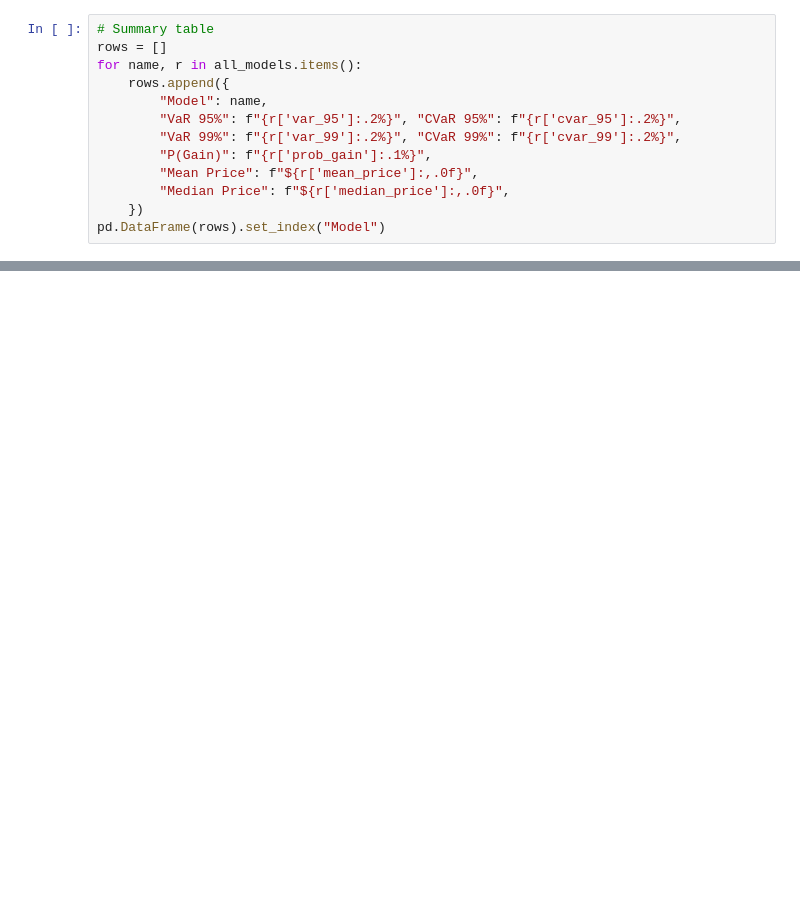
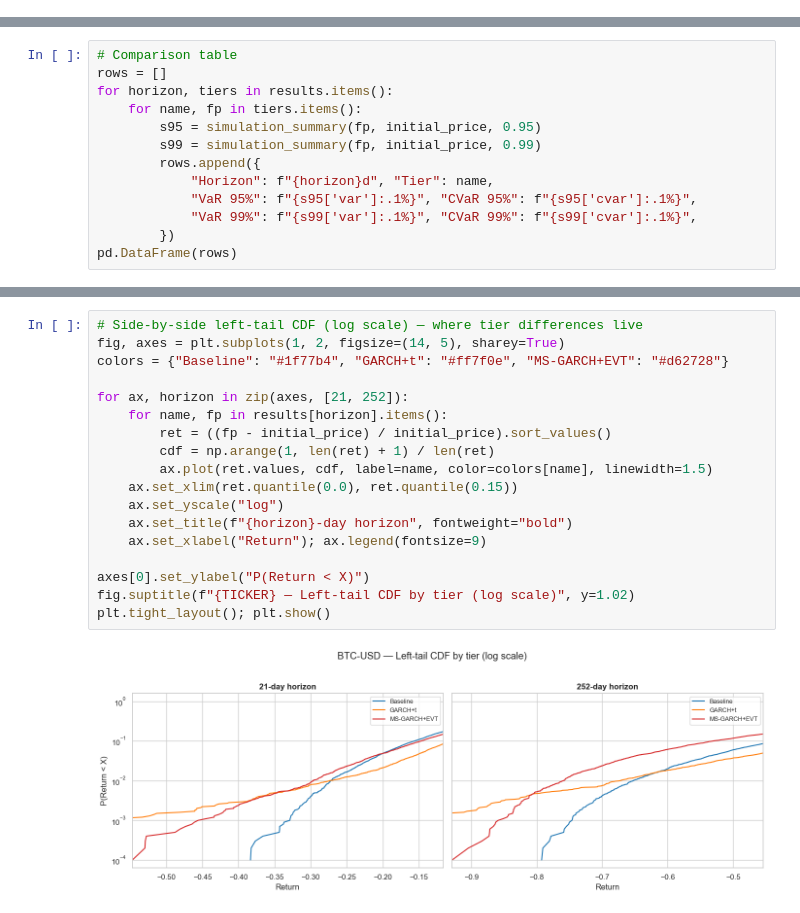
Before and after one commit to egarciademiguel-dsml/RiskLens, a Jupyter notebook: notebooks/risk_analysis_walkthrough.ipynb, the cells around one changed output, grey strips where cells are left out. Cells and saved outputs as stored; diff of their text form; blank space fills up the shorter version.

```diff
--- a/notebooks/risk_analysis_walkthrough.ipynb
+++ b/notebooks/risk_analysis_walkthrough.ipynb
@@ -347,13 +0,0 @@ All four MC volatility models side by side — how does each layer change the ri
-# %%
-# Summary table
-rows = []
-for name, r in all_models.items():
-    rows.append({
-        "Model": name,
-        "VaR 95%": f"{r['var_95']:.2%}", "CVaR 95%": f"{r['cvar_95']:.2%}",
-        "VaR 99%": f"{r['var_99']:.2%}", "CVaR 99%": f"{r['cvar_99']:.2%}",
-        "P(Gain)": f"{r['prob_gain']:.1%}",
-        "Mean Price": f"${r['mean_price']:,.0f}",
-        "Median Price": f"${r['median_price']:,.0f}",
-    })
-pd.DataFrame(rows).set_index("Model")
@@ -449,0 +123,13 @@ plt.show()
+# %%
+# Comparison table
+rows = []
+for horizon, tiers in results.items():
+    for name, fp in tiers.items():
+        s95 = simulation_summary(fp, initial_price, 0.95)
+        s99 = simulation_summary(fp, initial_price, 0.99)
+        rows.append({
+            "Horizon": f"{horizon}d", "Tier": name,
+            "VaR 95%": f"{s95['var']:.1%}", "CVaR 95%": f"{s95['cvar']:.1%}",
+            "VaR 99%": f"{s99['var']:.1%}", "CVaR 99%": f"{s99['cvar']:.1%}",
+        })
+pd.DataFrame(rows)
@@ -449,0 +144,20 @@ plt.show()
+# %%
+# Side-by-side left-tail CDF (log scale) — where tier differences live
+fig, axes = plt.subplots(1, 2, figsize=(14, 5), sharey=True)
+colors = {"Baseline": "#1f77b4", "GARCH+t": "#ff7f0e", "MS-GARCH+EVT": "#d62728"}
+
+for ax, horizon in zip(axes, [21, 252]):
+    for name, fp in results[horizon].items():
+        ret = ((fp - initial_price) / initial_price).sort_values()
+        cdf = np.arange(1, len(ret) + 1) / len(ret)
+        ax.plot(ret.values, cdf, label=name, color=colors[name], linewidth=1.5)
+    ax.set_xlim(ret.quantile(0.0), ret.quantile(0.15))
+    ax.set_yscale("log")
+    ax.set_title(f"{horizon}-day horizon", fontweight="bold")
+    ax.set_xlabel("Return"); ax.legend(fontsize=9)
+
+axes[0].set_ylabel("P(Return < X)")
+fig.suptitle(f"{TICKER} — Left-tail CDF by tier (log scale)", y=1.02)
+plt.tight_layout(); plt.show()
+# %% [output]
+[figure, added]
```
Also changed, not shown: parts of 45 cells of this notebook, 3 other files.
